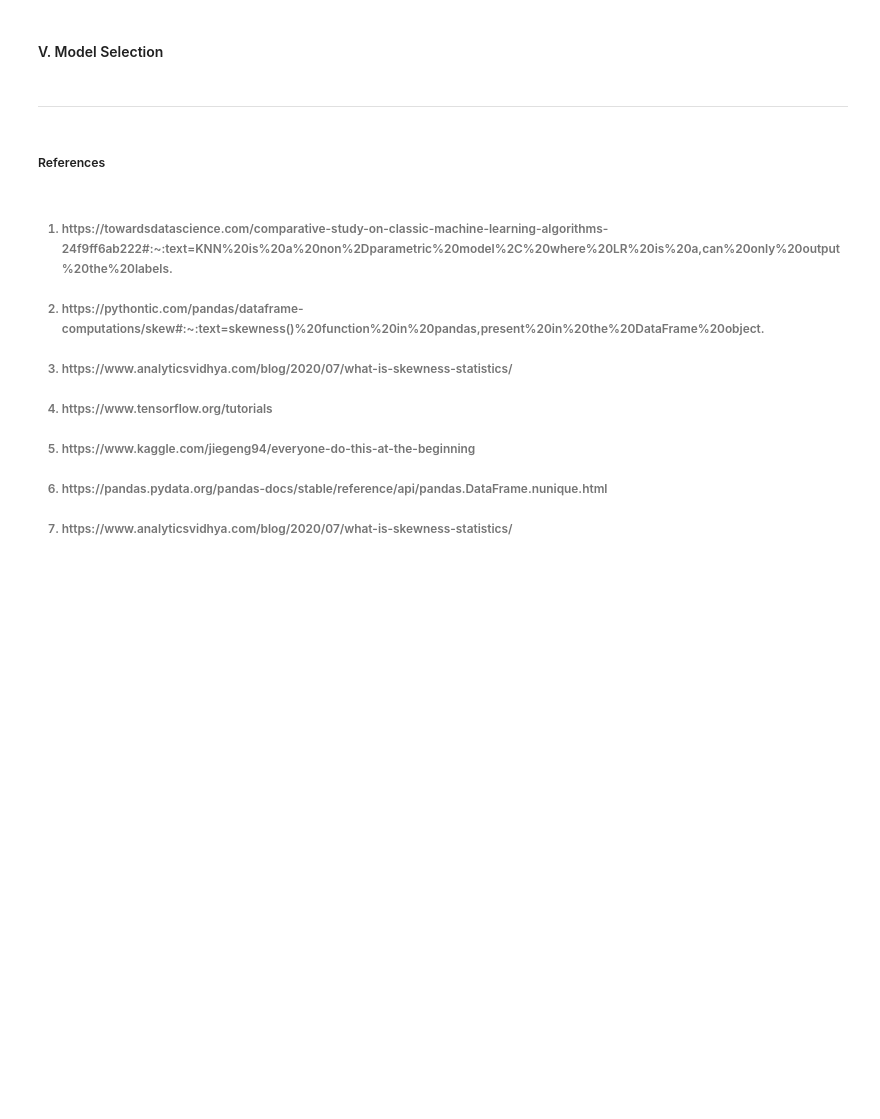
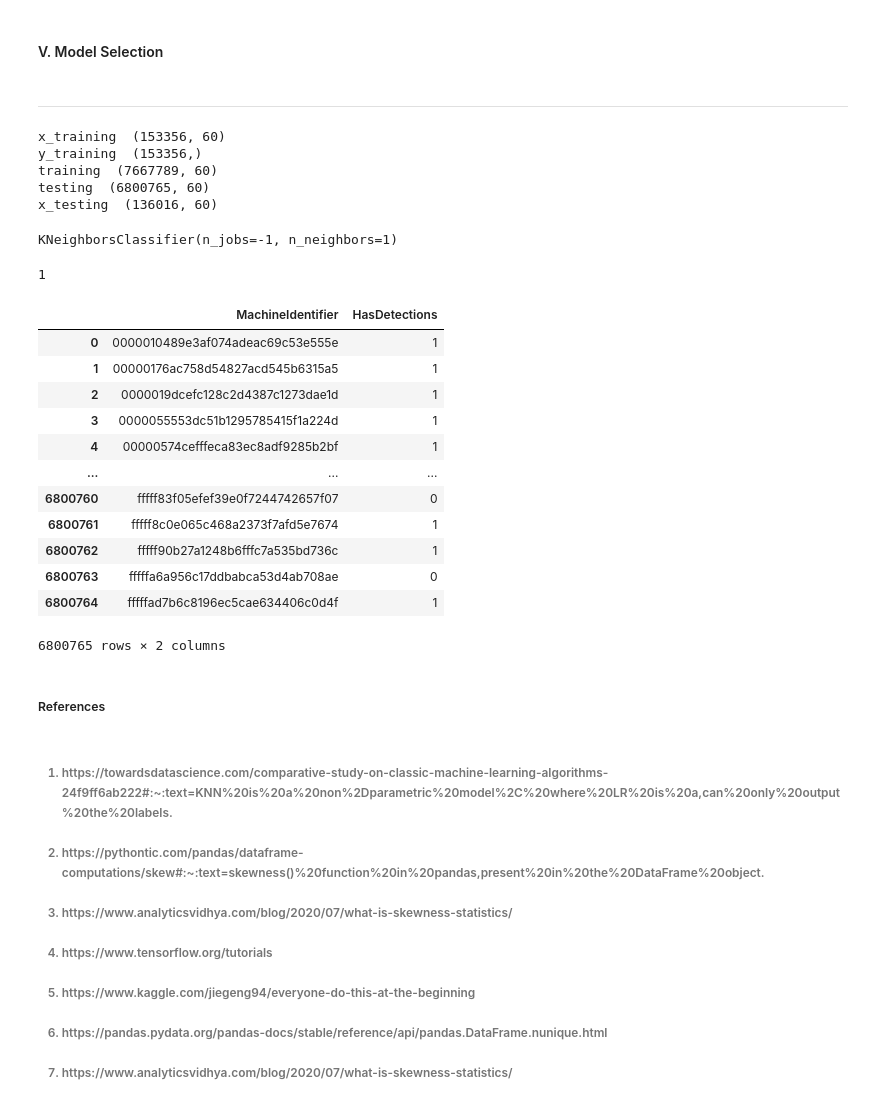
Before and after one commit to shinmantis/CSPB-3022-Final-Project, a Jupyter notebook: 3022_Rodrigo_Garcia_Final_Project.ipynb, the cells around one changed output. Cells and saved outputs as stored; diff of their text form; code cells hidden in the pictures; blank space fills up the shorter version.

```diff
--- a/3022_Rodrigo_Garcia_Final_Project.ipynb
+++ b/3022_Rodrigo_Garcia_Final_Project.ipynb
@@ -494,6 +519,55 @@ panda_malware_training_data_rev5.iloc[:,:-1]
 <h4>V. Model Selection</h4>
 # %% [markdown]
 <hr>
+# %%
+panda_malware_training_data_rev6 = panda_malware_training_data_rev5.copy(deep=True)
+y_training =  panda_malware_training_data_rev6[0::50]["HasDetections"].values.reshape(-1,1).ravel()
+panda_malware_training_data_rev6.drop("HasDetections", axis=1, inplace=True)
+x_training = panda_malware_training_data_rev6[0::50]
+
+x_testing =  panda_malware_testing_data_rev5[0::50]
+
+print("x_training ",x_training.shape)
+print("y_training ",y_training.shape)
+print("training ",panda_malware_training_data_rev6.shape)
+print("testing ",panda_malware_testing_data_rev5.shape)
+print("x_testing ",x_testing.shape)
+#some_x =  panda_malware_training_data_rev5[0::50]
+#print(some_x.shape)
+
+#some_y.shape
+# %% [output]
+x_training  (153356, 60)
+y_training  (153356,)
+training  (7667789, 60)
+testing  (6800765, 60)
+x_testing  (136016, 60)
 # %%
-knn = sklearn.neighbors.KNeighborsClassifier(n_neighbors = 1, n_jobs=3)
-knn.fit(temp_training.iloc[:,:-1],dataholder_training.iloc[:,-1])
+knn_training_model = sklearn.neighbors.KNeighborsClassifier(n_neighbors = 1, n_jobs=-1)
+knn_training_model.fit(x_training, y_training)
+# %% [output]
+KNeighborsClassifier(n_jobs=-1, n_neighbors=1)
+# %%
+knn_predicted = knn_training_model.predict(panda_malware_testing_data_rev5)
+# %%
+knn_predicted
+# %% [output]
+1
+# %%
+results = {'MachineIdentifier':panda_malware_testing_data_rev3['MachineIdentifier'].values, 'HasDetections':knn_predicted }
+# %%
+df = pd.DataFrame(data = results)
+# %% [output]
+|  | MachineIdentifier | HasDetections |
+| 0 | 0000010489e3af074adeac69c53e555e | 1 |
+| 1 | 00000176ac758d54827acd545b6315a5 | 1 |
+| 2 | 0000019dcefc128c2d4387c1273dae1d | 1 |
+| 3 | 0000055553dc51b1295785415f1a224d | 1 |
+| 4 | 00000574cefffeca83ec8adf9285b2bf | 1 |
+| ... | ... | ... |
+| 6800760 | fffff83f05efef39e0f7244742657f07 | 0 |
+| 6800761 | fffff8c0e065c468a2373f7afd5e7674 | 1 |
+| 6800762 | fffff90b27a1248b6fffc7a535bd736c | 1 |
+| 6800763 | fffffa6a956c17ddbabca53d4ab708ae | 0 |
+| 6800764 | fffffad7b6c8196ec5cae634406c0d4f | 1 |
+6800765 rows × 2 columns
```
Also changed, not shown: parts of 19 cells of this notebook.
